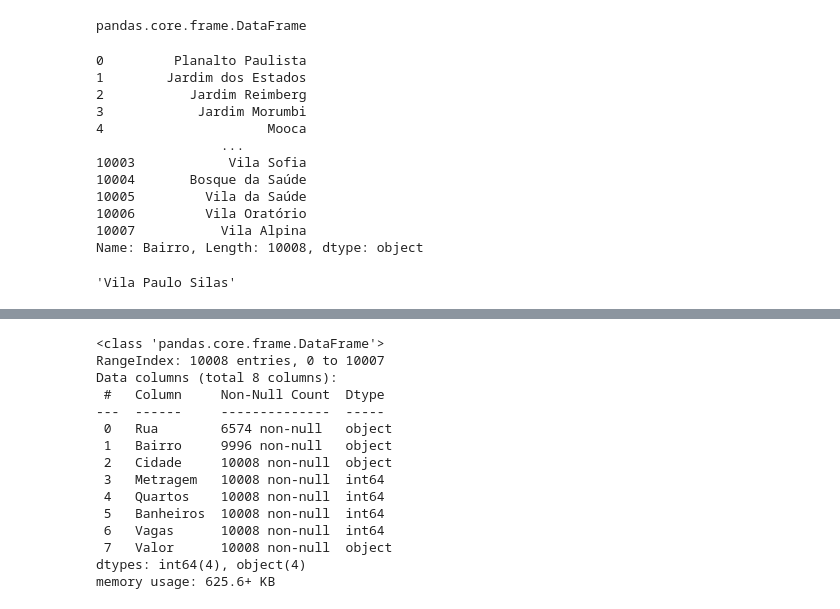
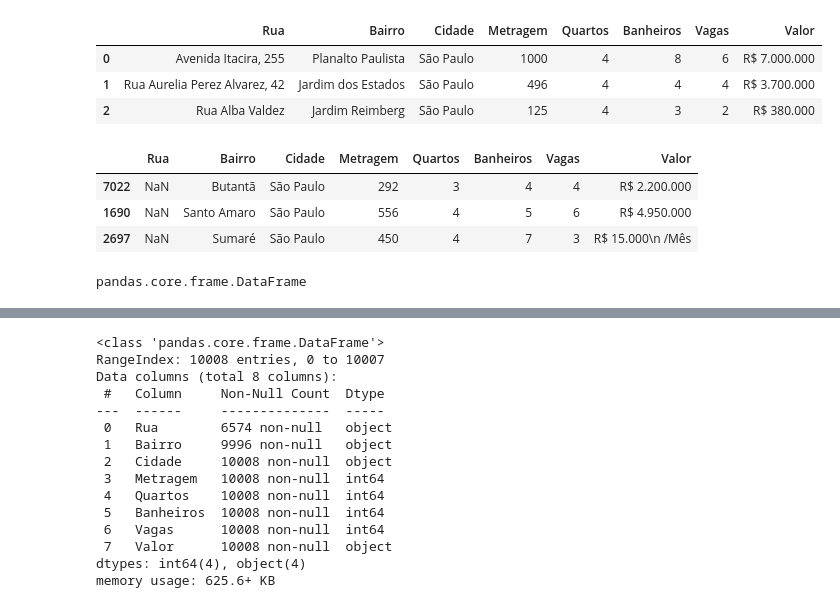
Before and after one commit to MarinaRuanna/imersa-dados-alura, a Jupyter notebook: ImersaoDeDadosAlura_PesquisaDeImoveisSP.ipynb, the cells around one changed output, grey strips where cells are left out. Cells and saved outputs as stored; diff of their text form; code cells hidden in the pictures.

```diff
--- a/ImersaoDeDadosAlura_PesquisaDeImoveisSP.ipynb
+++ b/ImersaoDeDadosAlura_PesquisaDeImoveisSP.ipynb
@@ -30,23 +25,31 @@ dados.sample(10)
-# %%
-type(dados)
-# %% [output]
-pandas.core.frame.DataFrame
-# %%
-dados["Bairro"]
-# %% [output]
-0         Planalto Paulista
-1        Jardim dos Estados
-2           Jardim Reimberg
-3            Jardim Morumbi
-4                     Mooca
-                ...
-10003            Vila Sofia
-10004       Bosque da Saúde
-10005         Vila da Saúde
-10006         Vila Oratório
-10007           Vila Alpina
-Name: Bairro, Length: 10008, dtype: object
-# %%
-dados["Bairro"][6522]  # tabela["coluna"]["linha"]
-# %% [output]
-'Vila Paulo Silas'
+# %%
+# Buscando as três primeiras linhas do DataFrame com a função do Pandas '.head()' para observarmos quais informações podemos obter dessa base de dados, e se a chamada está ok.
+# O número passado como parâmetro para a função indica a quantidade de linhas que dejesamos retornar, caso não passe nenhum número, por padrão a função retorna as primeiras 5 linhas.
+
+dados.head(3)
+# %% [output]
+|  | Rua | Bairro | Cidade | Metragem | Quartos | Banheiros | Vagas | Valor |
+| 0 | Avenida Itacira, 255 | Planalto Paulista | São Paulo | 1000 | 4 | 8 | 6 | R$ 7.000.000 |
+| 1 | Rua Aurelia Perez Alvarez, 42 | Jardim dos Estados | São Paulo | 496 | 4 | 4 | 4 | R$ 3.700.000 |
+| 2 | Rua Alba Valdez | Jardim Reimberg | São Paulo | 125 | 4 | 3 | 2 | R$ 380.000 |
+# %%
+# Usando a função '.sample()' da biblioteca Pandas para buscar uma amostra de 3 linhas aleatórias.
+# O número passado como parâmetro para a função indica a quantidade de linhas que dejesamos retornar, caso não passe nenhum número, por padrão a função retorna 1 linha aleatória.
+# Buscamos essas amostras para identificar dados fora do padrão, outliners e quais os tipos de dados utilizados em cada coluna.
+# Essa visão geral ajuda nos ajuda a entender quais processos podem ser aplicados para 'refinar' os dados para torna-los mais faceis de manipular.
+# Aqui podemos identificar que os dados na coluna "Valor" possuem formatações diferentes, alguns apresentam "R$", outros também possuem a informação "/mês", o que significa que temos anuncios de venda e de aluguel.
+# Também é possivel observar que alguns anuncios não possuem nomes de rua.
+
+dados.sample(3)
+# %% [output]
+|  | Rua | Bairro | Cidade | Metragem | Quartos | Banheiros | Vagas | Valor |
+| 7022 | NaN | Butantã | São Paulo | 292 | 3 | 4 | 4 | R$ 2.200.000 |
+| 1690 | NaN | Santo Amaro | São Paulo | 556 | 4 | 5 | 6 | R$ 4.950.000 |
+| 2697 | NaN | Sumaré | São Paulo | 450 | 4 | 7 | 3 | R$ 15.000\n /Mês |
+# %%
+# O método 'type()' pertence a linguagem Python, aqui usamos para retornas o tipo da nossa base de dados.
+# tipo:  pandas.core.frame.DataFrame
+
+type(dados)
+# %% [output]
+pandas.core.frame.DataFrame
```
Also changed, not shown: parts of 8 cells of this notebook.
